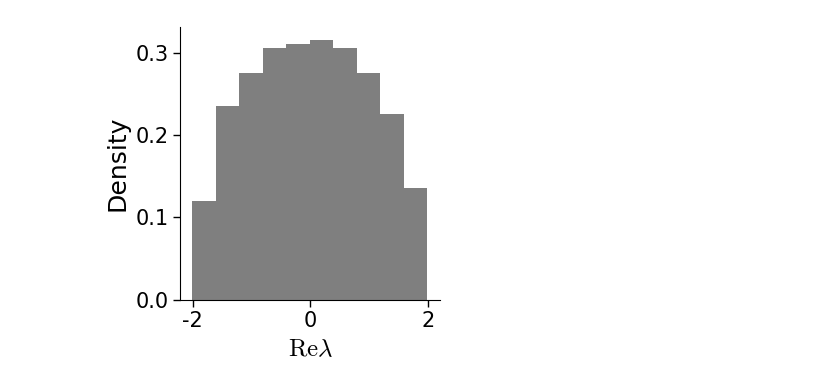
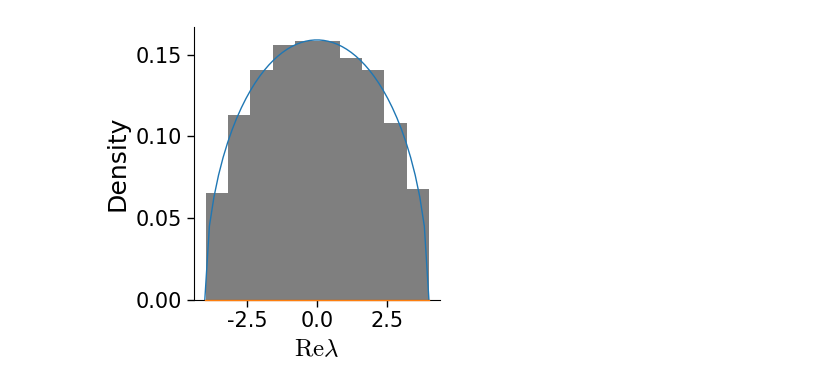
Before and after one commit to populationcodes/random-matrix-gallery, a Jupyter notebook: ensembles/Wigner.ipynb, the cells around one changed output. Cells and saved outputs as stored; diff of their text form; code cells hidden in the pictures.

```diff
--- a/ensembles/Wigner.ipynb
+++ b/ensembles/Wigner.ipynb
@@ -9,20 +9,23 @@ import plot
 import utils
 # %%
 N = 500
-J = 1
+J = 2
 
 # Wij=Wji~Gaussian(0,J**2/N)
 Wod = np.random.randn(int(N*(N-1)/2))*J/math.sqrt(N)   # off-diagonal terms
 Wd = np.random.randn(N)*J/math.sqrt(N)                 # diagonal terms
 W = scipy.spatial.distance.squareform(Wod)+np.diag(Wd)
 z = np.linalg.eigvals(W)
 
 fig, s = plt.subplots(1, 1, figsize=(4, 4))
 cx = s
 plot.show_real_spectrum(cx, z)
+x = np.linspace(-2*J, 2*J)
+cx.plot(x, np.sqrt(2**2-(x/J)**2)/(2*np.pi*J), 'C0')
+cx.plot(x, np.zeros_like(x), 'C1', zorder=10, clip_on=False)
 
 #fig.suptitle('Gaussian Orthogonal Ensemble => Wigner semicircle law', fontsize="small")
 name = utils.get_script_name()
 fig.savefig("../images/%s.png"%name)
 # %% [output]
-[figure, old version]
+[figure, new version]
```
Also changed, not shown: parts of 1 cell of this notebook, 4 other files.
